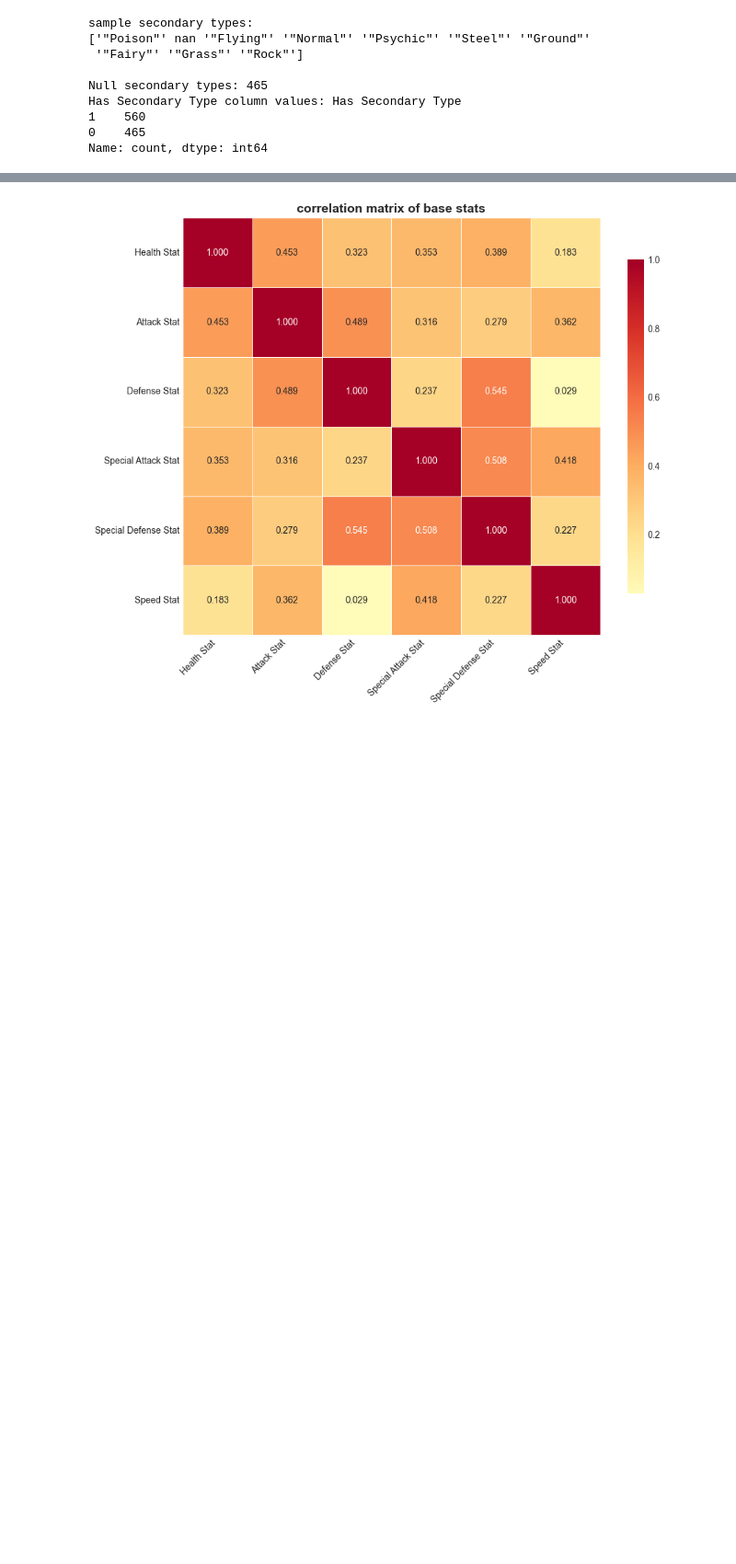
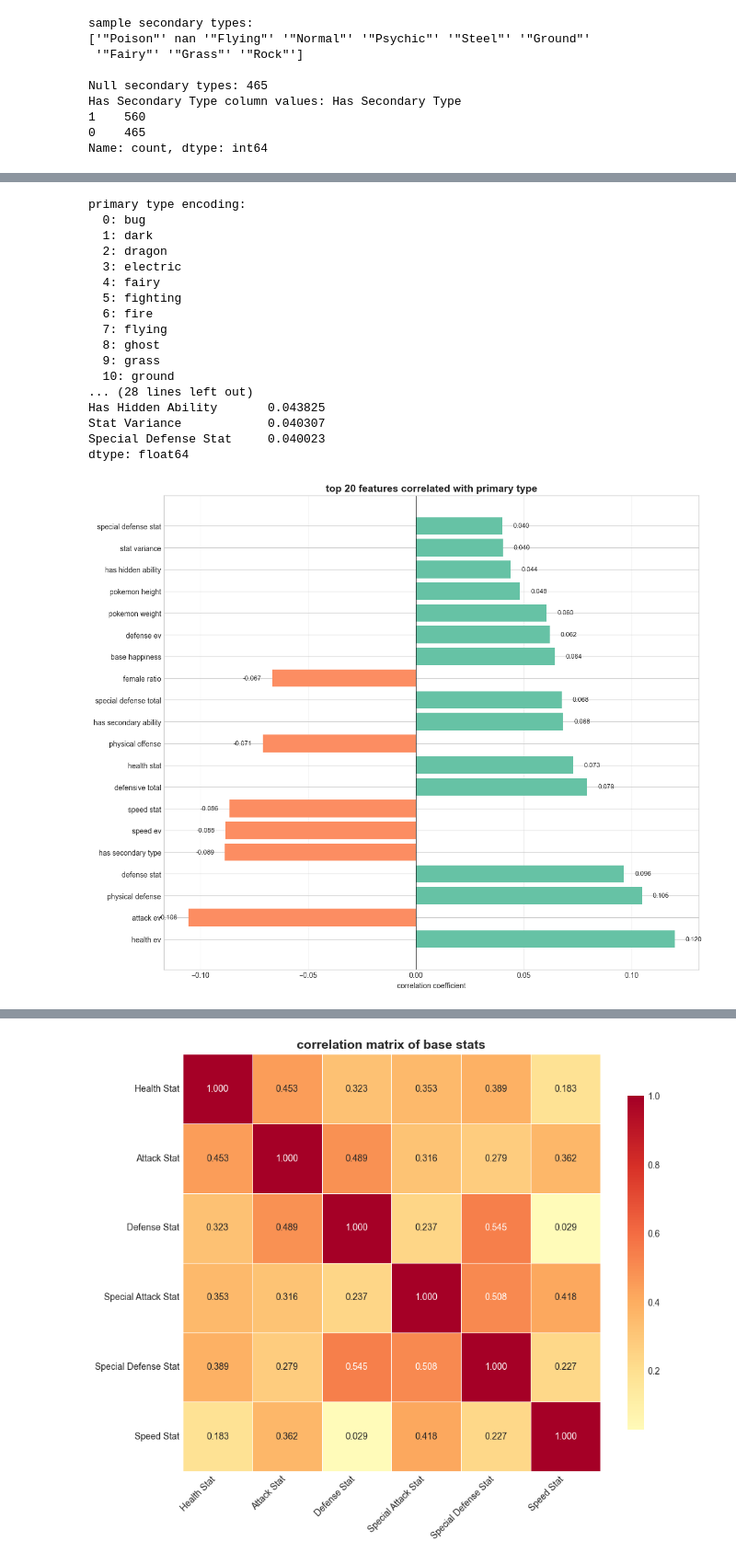
Before and after one commit to Redseba/Team-Rocket-Research, a Jupyter notebook: 2_correlation_analysis.ipynb, the cells around one changed output, grey strips where cells are left out. Shown at 92% size. Cells and saved outputs as stored; diff of their text form; code cells hidden in the pictures; blank space fills up the shorter version.

```diff
--- a/2_correlation_analysis.ipynb
+++ b/2_correlation_analysis.ipynb
@@ -49,0 +144,72 @@ Name: count, dtype: int64
+# %%
+# encode primary type numerically for correlation analysis
+from sklearn.preprocessing import LabelEncoder
+le = LabelEncoder()
+df['Primary Type Encoded'] = le.fit_transform(df['Primary Type'])
+
+# create mapping for reference
+type_mapping = dict(zip(le.classes_, le.transform(le.classes_)))
+print("primary type encoding:")
+for type_name, code in sorted(type_mapping.items(), key=lambda x: x[1]):
+    print(f"  {code}: {type_name.strip('\"').lower()}")
+
+# calculate correlation with primary type (excluding type itself and other categorical text columns)
+numeric_features_for_type = [col for col in all_numeric_features if col != 'Is Legendary']
+type_correlations = df[numeric_features_for_type + ['Primary Type Encoded']].corrwith(df['Primary Type Encoded']).drop('Primary Type Encoded').sort_values(ascending=False, key=abs)
+
+print(f"\ntop features correlated with primary type")
+print("\nstrongest correlations (positive and negative):")
+print(type_correlations.abs().sort_values(ascending=False).head(20))
+
+# visualize top correlations with type
+top_n_type = 20
+top_type_corr = type_correlations.abs().sort_values(ascending=False).head(top_n_type)
+
+plt.figure(figsize=(12, 10))
+colors = [presentation_palette[0] if type_correlations[feat] > 0 else presentation_palette[1] for feat in top_type_corr.index]
+bars = plt.barh(range(top_n_type), [type_correlations[feat] for feat in top_type_corr.index], color=colors)
+plt.yticks(range(top_n_type), [feat.lower() for feat in top_type_corr.index])
+plt.xlabel('correlation coefficient')
+plt.title(f'top {top_n_type} features correlated with primary type', fontsize=14, fontweight='bold')
+plt.axvline(x=0, color='black', linestyle='-', linewidth=0.5)
+plt.grid(True, alpha=0.3, axis='x')
+
+# add value labels
+for i, (feat, bar) in enumerate(zip(top_type_corr.index, bars)):
+    corr_val = type_correlations[feat]
+    plt.text(corr_val + (0.005 if corr_val > 0 else -0.005), i, f'{corr_val:.3f}',
+             ha='left' if corr_val > 0 else 'right', va='center', fontsize=9)
+
+plt.tight_layout()
+plt.savefig('figures/correlation/type_feature_correlations.png', dpi=300, bbox_inches='tight')
+plt.show()
+
+# analyze which stats are most predictive of type
+print("\nbase stats correlation with type:")
+for stat in base_stats_cols:
+    corr = type_correlations[stat]
+    print(f"  {stat.lower()}: {corr:.3f}")
+
+print("\nderived stats correlation with type:")
+for stat in derived_stats_cols:
+    corr = type_correlations[stat]
+    print(f"  {stat.lower()}: {corr:.3f}")
+# %% [output]
+primary type encoding:
+  0: bug
+  1: dark
+  2: dragon
+  3: electric
+  4: fairy
+  5: fighting
+  6: fire
+  7: flying
+  8: ghost
+  9: grass
+  10: ground
+... (28 lines left out)
+Has Hidden Ability       0.043825
+Stat Variance            0.040307
+Special Defense Stat     0.040023
+dtype: float64
+[figure, added]
```
Also changed, not shown: parts of 11 cells of this notebook, 22 other files.
